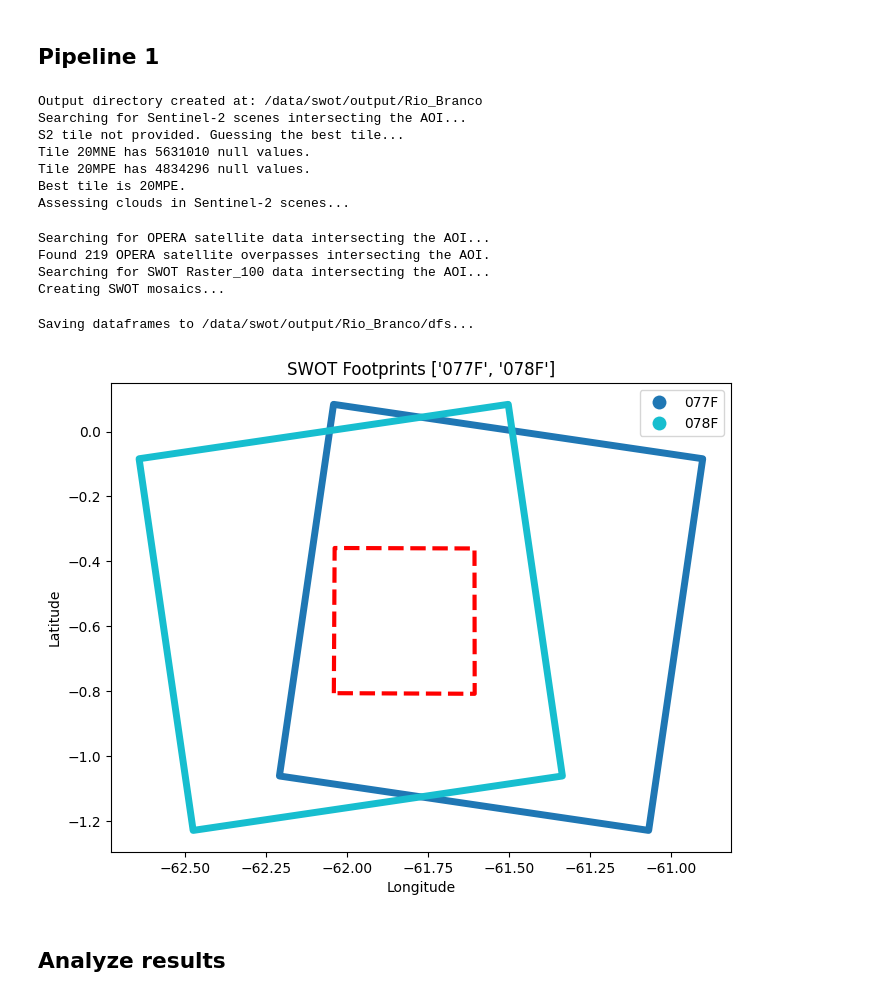
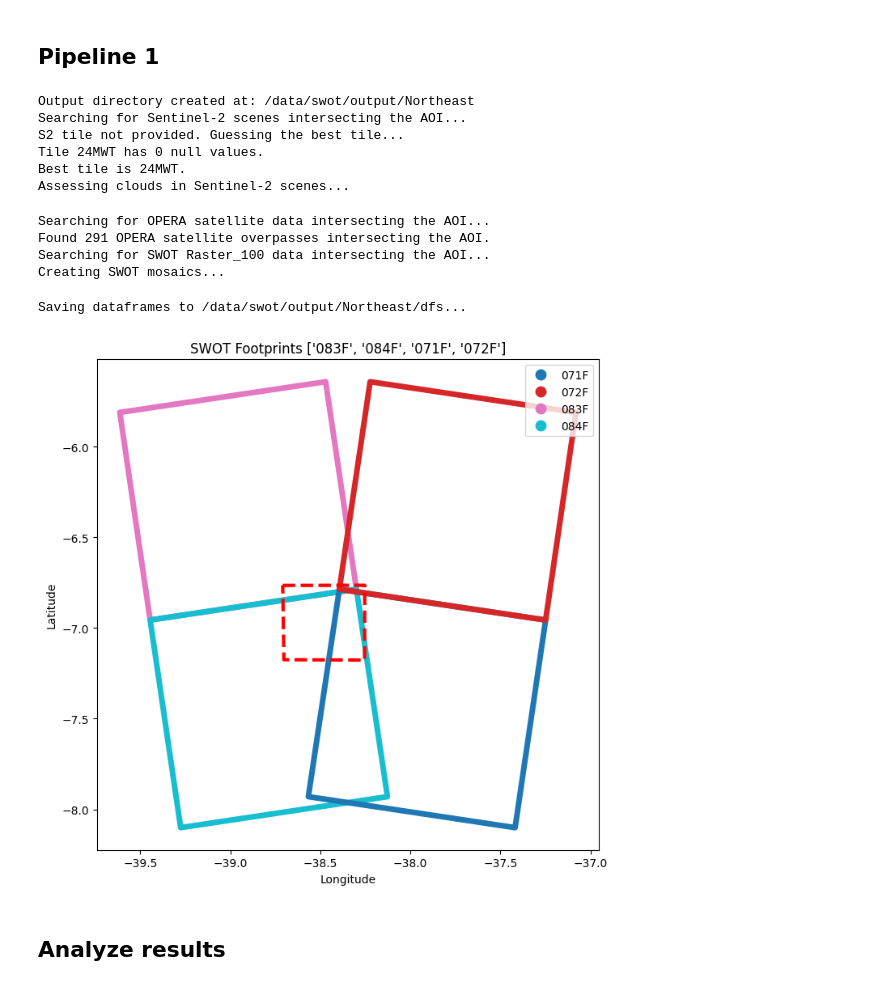
Before and after one commit to cordmaur/swot, a Jupyter notebook: nbs/13-Pipeline_1-DatesMatch.ipynb, the cells around one changed output. Drawn from its saved outputs; the diff is of its cells as text; code cells hidden in the pictures.

Commit message:
Finished Northeast

```diff
--- a/nbs/13-Pipeline_1-DatesMatch.ipynb
+++ b/nbs/13-Pipeline_1-DatesMatch.ipynb
@@ -30,21 +32,21 @@ AOI = "/data/swot/AOIs/Rio_Branco.kml"
 DATE_RANGE = ("2024-01-01", "2025-09-30")
 OUTPUT_DIR = "/data/swot/output/"
 # %%
-output_dir = prepare_aoi_dataframes(AOI, DATE_RANGE, OUTPUT_DIR)
+aoi_path = Path("/data/swot/AOIs/") / f"{REGION}.kml"
+output_dir = prepare_aoi_dataframes(aoi_path, DATE_RANGE, OUTPUT_DIR)
 # %% [output]
-Output directory created at: /data/swot/output/Rio_Branco
+Output directory created at: /data/swot/output/Northeast
 Searching for Sentinel-2 scenes intersecting the AOI...
 S2 tile not provided. Guessing the best tile...
-Tile 20MNE has 5631010 null values.
-Tile 20MPE has 4834296 null values.
-Best tile is 20MPE.
+Tile 24MWT has 0 null values.
+Best tile is 24MWT.
 Assessing clouds in Sentinel-2 scenes...
 Searching for OPERA satellite data intersecting the AOI...
-Found 219 OPERA satellite overpasses intersecting the AOI.
+Found 291 OPERA satellite overpasses intersecting the AOI.
 Searching for SWOT Raster_100 data intersecting the AOI...
 Creating SWOT mosaics...
-Saving dataframes to /data/swot/output/Rio_Branco/dfs...
+Saving dataframes to /data/swot/output/Northeast/dfs...
-[figure, old version]
+[figure, new version]
 # %% [markdown]
 ## Analyze results
 # %%
```
Also changed, not shown: parts of 11 cells of this notebook, 13 other files.
